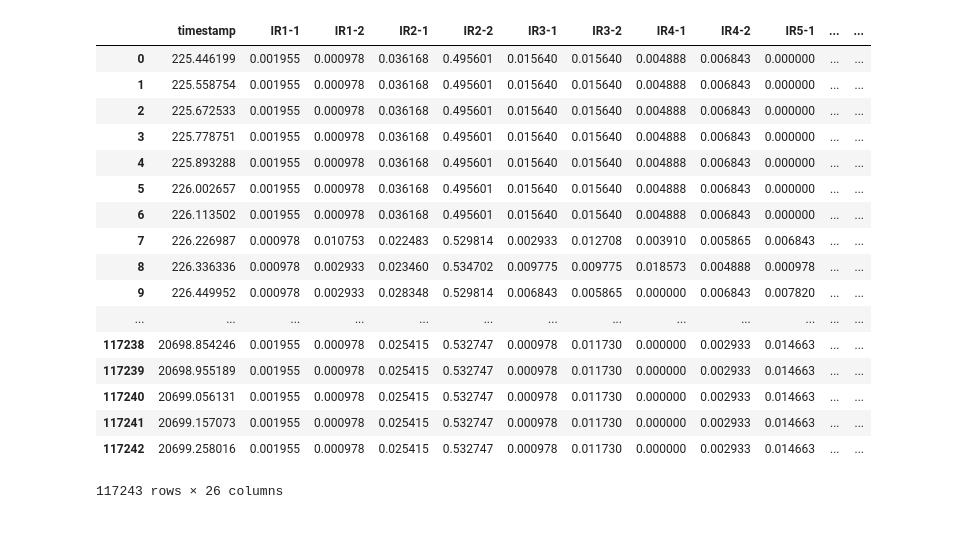
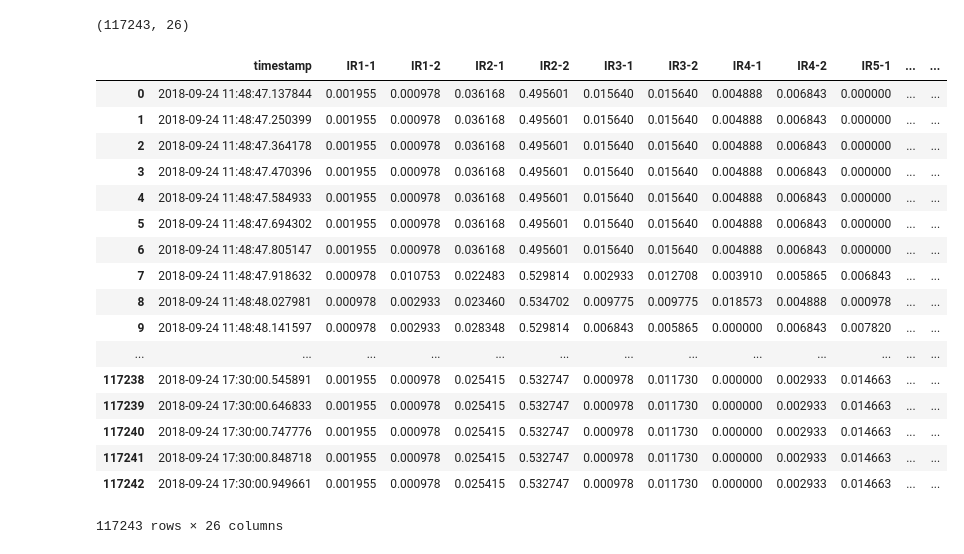
Before and after one commit to UWaterloo-ASL/Raw_Sensory_Data_Analysis, a Jupyter notebook: process_raw_data_from_master_script.ipynb, the cells around one changed output. Drawn from its saved outputs; the diff is of its cells as text; code cells hidden in the pictures.

```diff
--- a/Untitled.ipynb
+++ b/process_raw_data_from_master_script.ipynb
@@ -2,0 +5,8 @@ import pandas as pd
+# %%
+with open('sensor_data__September_24_2018_at_11-45-01.csv', newline='') as f:
+    reader = csv.reader(f)
+    for i in range(4):
+        tmp = next(reader)
+        print(tmp)
+        if i == 2:
+            line_with_time = tmp
@@ -2,0 +18,6 @@ import pandas as pd
+# %%
+_, start_time = line_with_time[0].split(':')
+start_time = float(start_time)
+datetime_format = '%Y-%m-%d %H:%M:%S'
+start_time_datetime_format = datetime.fromtimestamp(start_time).strftime(datetime_format)
+print('start_time = {}, start_time_datetime_format = {}'.format(start_time, start_time_datetime_format))
@@ -3,23 +26,28 @@ import pandas as pd
 # %%
 raw_sensor_data = pd.read_csv('sensor_data__September_24_2018_at_11-45-01.csv',skiprows=4)
+raw_sensor_data.shape
+# %% [output]
+(117243, 26)
-# %%
-raw_sensor_data
-# %% [output]
-|  | timestamp | IR1-1 | IR1-2 | IR2-1 | IR2-2 | IR3-1 | IR3-2 | IR4-1 | IR4-2 | IR5-1 | ... | ... |
-| 0 | 225.446199 | 0.001955 | 0.000978 | 0.036168 | 0.495601 | 0.015640 | 0.015640 | 0.004888 | 0.006843 | 0.000000 | ... | ... |
-| 1 | 225.558754 | 0.001955 | 0.000978 | 0.036168 | 0.495601 | 0.015640 | 0.015640 | 0.004888 | 0.006843 | 0.000000 | ... | ... |
-| 2 | 225.672533 | 0.001955 | 0.000978 | 0.036168 | 0.495601 | 0.015640 | 0.015640 | 0.004888 | 0.006843 | 0.000000 | ... | ... |
-| 3 | 225.778751 | 0.001955 | 0.000978 | 0.036168 | 0.495601 | 0.015640 | 0.015640 | 0.004888 | 0.006843 | 0.000000 | ... | ... |
-| 4 | 225.893288 | 0.001955 | 0.000978 | 0.036168 | 0.495601 | 0.015640 | 0.015640 | 0.004888 | 0.006843 | 0.000000 | ... | ... |
-| 5 | 226.002657 | 0.001955 | 0.000978 | 0.036168 | 0.495601 | 0.015640 | 0.015640 | 0.004888 | 0.006843 | 0.000000 | ... | ... |
-| 6 | 226.113502 | 0.001955 | 0.000978 | 0.036168 | 0.495601 | 0.015640 | 0.015640 | 0.004888 | 0.006843 | 0.000000 | ... | ... |
-| 7 | 226.226987 | 0.000978 | 0.010753 | 0.022483 | 0.529814 | 0.002933 | 0.012708 | 0.003910 | 0.005865 | 0.006843 | ... | ... |
-| 8 | 226.336336 | 0.000978 | 0.002933 | 0.023460 | 0.534702 | 0.009775 | 0.009775 | 0.018573 | 0.004888 | 0.000978 | ... | ... |
-| 9 | 226.449952 | 0.000978 | 0.002933 | 0.028348 | 0.529814 | 0.006843 | 0.005865 | 0.000000 | 0.006843 | 0.007820 | ... | ... |
-| ... | ... | ... | ... | ... | ... | ... | ... | ... | ... | ... | ... | ... |
-| 117238 | 20698.854246 | 0.001955 | 0.000978 | 0.025415 | 0.532747 | 0.000978 | 0.011730 | 0.000000 | 0.002933 | 0.014663 | ... | ... |
-| 117239 | 20698.955189 | 0.001955 | 0.000978 | 0.025415 | 0.532747 | 0.000978 | 0.011730 | 0.000000 | 0.002933 | 0.014663 | ... | ... |
-| 117240 | 20699.056131 | 0.001955 | 0.000978 | 0.025415 | 0.532747 | 0.000978 | 0.011730 | 0.000000 | 0.002933 | 0.014663 | ... | ... |
-| 117241 | 20699.157073 | 0.001955 | 0.000978 | 0.025415 | 0.532747 | 0.000978 | 0.011730 | 0.000000 | 0.002933 | 0.014663 | ... | ... |
-| 117242 | 20699.258016 | 0.001955 | 0.000978 | 0.025415 | 0.532747 | 0.000978 | 0.011730 | 0.000000 | 0.002933 | 0.014663 | ... | ... |
-117243 rows × 26 columns
+# %%
+raw_sensor_data['timestamp'] = start_time+raw_sensor_data['timestamp']
+raw_sensor_data['timestamp'] = raw_sensor_data['timestamp'].apply(pd.Timestamp.fromtimestamp)
+raw_sensor_data
+# %% [output]
+|  | timestamp | IR1-1 | IR1-2 | IR2-1 | IR2-2 | IR3-1 | IR3-2 | IR4-1 | IR4-2 | IR5-1 | ... | ... |
+| 0 | 2018-09-24 11:48:47.137844 | 0.001955 | 0.000978 | 0.036168 | 0.495601 | 0.015640 | 0.015640 | 0.004888 | 0.006843 | 0.000000 | ... | ... |
+| 1 | 2018-09-24 11:48:47.250399 | 0.001955 | 0.000978 | 0.036168 | 0.495601 | 0.015640 | 0.015640 | 0.004888 | 0.006843 | 0.000000 | ... | ... |
+| 2 | 2018-09-24 11:48:47.364178 | 0.001955 | 0.000978 | 0.036168 | 0.495601 | 0.015640 | 0.015640 | 0.004888 | 0.006843 | 0.000000 | ... | ... |
+| 3 | 2018-09-24 11:48:47.470396 | 0.001955 | 0.000978 | 0.036168 | 0.495601 | 0.015640 | 0.015640 | 0.004888 | 0.006843 | 0.000000 | ... | ... |
+| 4 | 2018-09-24 11:48:47.584933 | 0.001955 | 0.000978 | 0.036168 | 0.495601 | 0.015640 | 0.015640 | 0.004888 | 0.006843 | 0.000000 | ... | ... |
+| 5 | 2018-09-24 11:48:47.694302 | 0.001955 | 0.000978 | 0.036168 | 0.495601 | 0.015640 | 0.015640 | 0.004888 | 0.006843 | 0.000000 | ... | ... |
+| 6 | 2018-09-24 11:48:47.805147 | 0.001955 | 0.000978 | 0.036168 | 0.495601 | 0.015640 | 0.015640 | 0.004888 | 0.006843 | 0.000000 | ... | ... |
+| 7 | 2018-09-24 11:48:47.918632 | 0.000978 | 0.010753 | 0.022483 | 0.529814 | 0.002933 | 0.012708 | 0.003910 | 0.005865 | 0.006843 | ... | ... |
+| 8 | 2018-09-24 11:48:48.027981 | 0.000978 | 0.002933 | 0.023460 | 0.534702 | 0.009775 | 0.009775 | 0.018573 | 0.004888 | 0.000978 | ... | ... |
+| 9 | 2018-09-24 11:48:48.141597 | 0.000978 | 0.002933 | 0.028348 | 0.529814 | 0.006843 | 0.005865 | 0.000000 | 0.006843 | 0.007820 | ... | ... |
+| ... | ... | ... | ... | ... | ... | ... | ... | ... | ... | ... | ... | ... |
+| 117238 | 2018-09-24 17:30:00.545891 | 0.001955 | 0.000978 | 0.025415 | 0.532747 | 0.000978 | 0.011730 | 0.000000 | 0.002933 | 0.014663 | ... | ... |
+| 117239 | 2018-09-24 17:30:00.646833 | 0.001955 | 0.000978 | 0.025415 | 0.532747 | 0.000978 | 0.011730 | 0.000000 | 0.002933 | 0.014663 | ... | ... |
+| 117240 | 2018-09-24 17:30:00.747776 | 0.001955 | 0.000978 | 0.025415 | 0.532747 | 0.000978 | 0.011730 | 0.000000 | 0.002933 | 0.014663 | ... | ... |
+| 117241 | 2018-09-24 17:30:00.848718 | 0.001955 | 0.000978 | 0.025415 | 0.532747 | 0.000978 | 0.011730 | 0.000000 | 0.002933 | 0.014663 | ... | ... |
+| 117242 | 2018-09-24 17:30:00.949661 | 0.001955 | 0.000978 | 0.025415 | 0.532747 | 0.000978 | 0.011730 | 0.000000 | 0.002933 | 0.014663 | ... | ... |
+117243 rows × 26 columns
```
Also changed, not shown: parts of 3 cells of this notebook.
